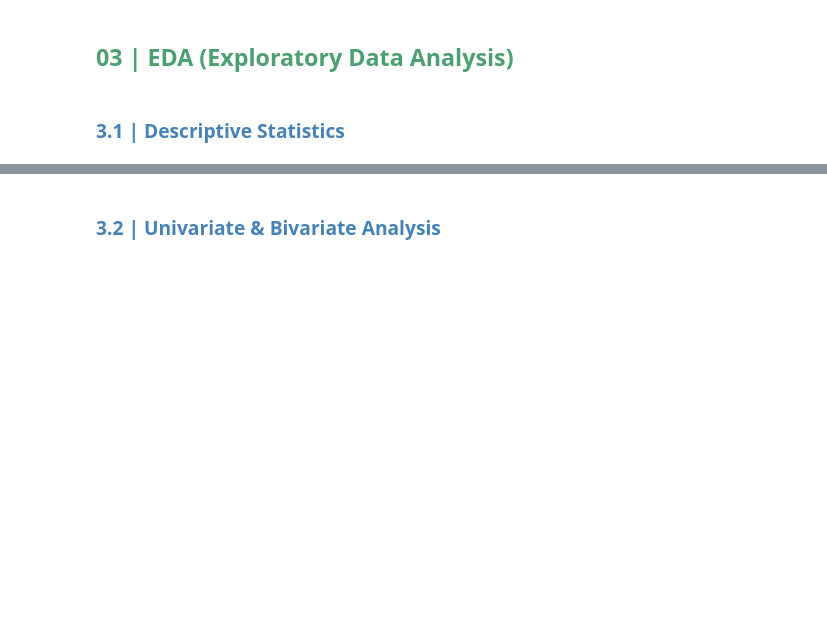
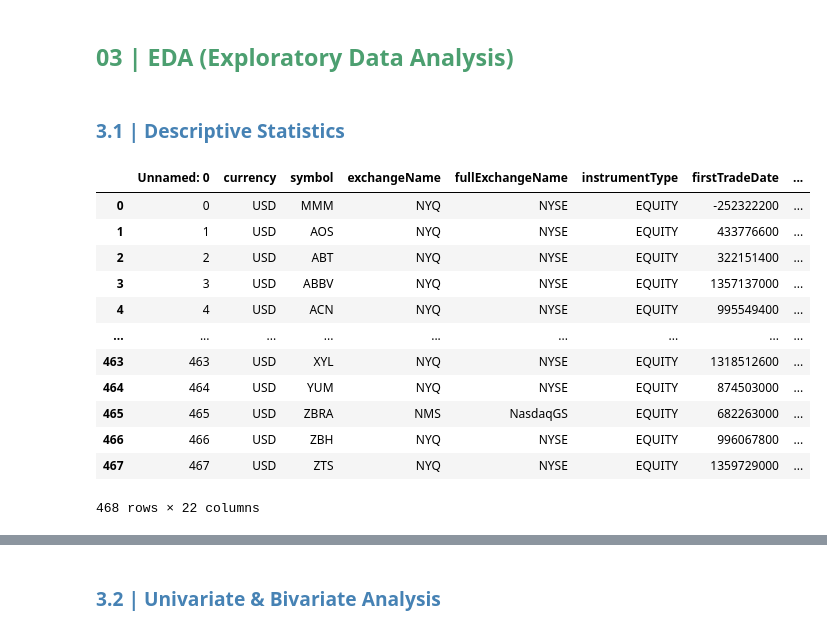
Before and after one commit to marsalmorera/streamlit-stock, a Jupyter notebook: test.ipynb, the cells around one changed output, grey strips where cells are left out. Cells and saved outputs as stored; diff of their text form; code cells hidden in the pictures; blank space fills up the shorter version.

```diff
--- a/test.ipynb
+++ b/test.ipynb
@@ -306,0 +364,18 @@ definitive['currentprice'].describe()
+# %%
+info_df = pd.read_csv('plan_yahoo/extrainfo.csv')
+# %%
+info_df
+# %% [output]
+|  | Unnamed: 0 | currency | symbol | exchangeName | fullExchangeName | instrumentType | firstTradeDate | ... |
+| 0 | 0 | USD | MMM | NYQ | NYSE | EQUITY | -252322200 | ... |
+| 1 | 1 | USD | AOS | NYQ | NYSE | EQUITY | 433776600 | ... |
+| 2 | 2 | USD | ABT | NYQ | NYSE | EQUITY | 322151400 | ... |
+| 3 | 3 | USD | ABBV | NYQ | NYSE | EQUITY | 1357137000 | ... |
+| 4 | 4 | USD | ACN | NYQ | NYSE | EQUITY | 995549400 | ... |
+| ... | ... | ... | ... | ... | ... | ... | ... | ... |
+| 463 | 463 | USD | XYL | NYQ | NYSE | EQUITY | 1318512600 | ... |
+| 464 | 464 | USD | YUM | NYQ | NYSE | EQUITY | 874503000 | ... |
+| 465 | 465 | USD | ZBRA | NMS | NasdaqGS | EQUITY | 682263000 | ... |
+| 466 | 466 | USD | ZBH | NYQ | NYSE | EQUITY | 996067800 | ... |
+| 467 | 467 | USD | ZTS | NYQ | NYSE | EQUITY | 1359729000 | ... |
+468 rows × 22 columns
```
Also changed, not shown: parts of 52 cells of this notebook, 5 other files.
